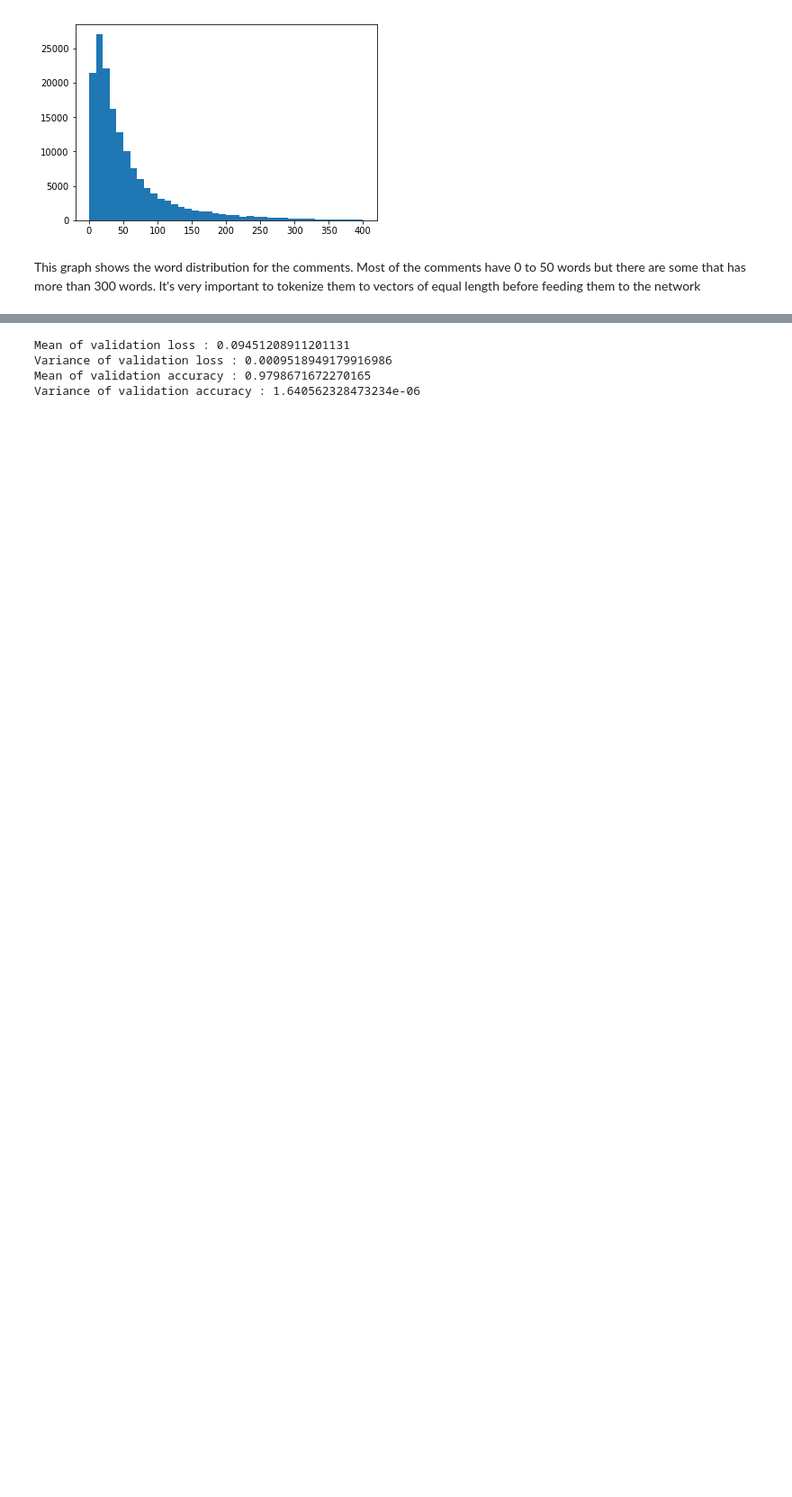
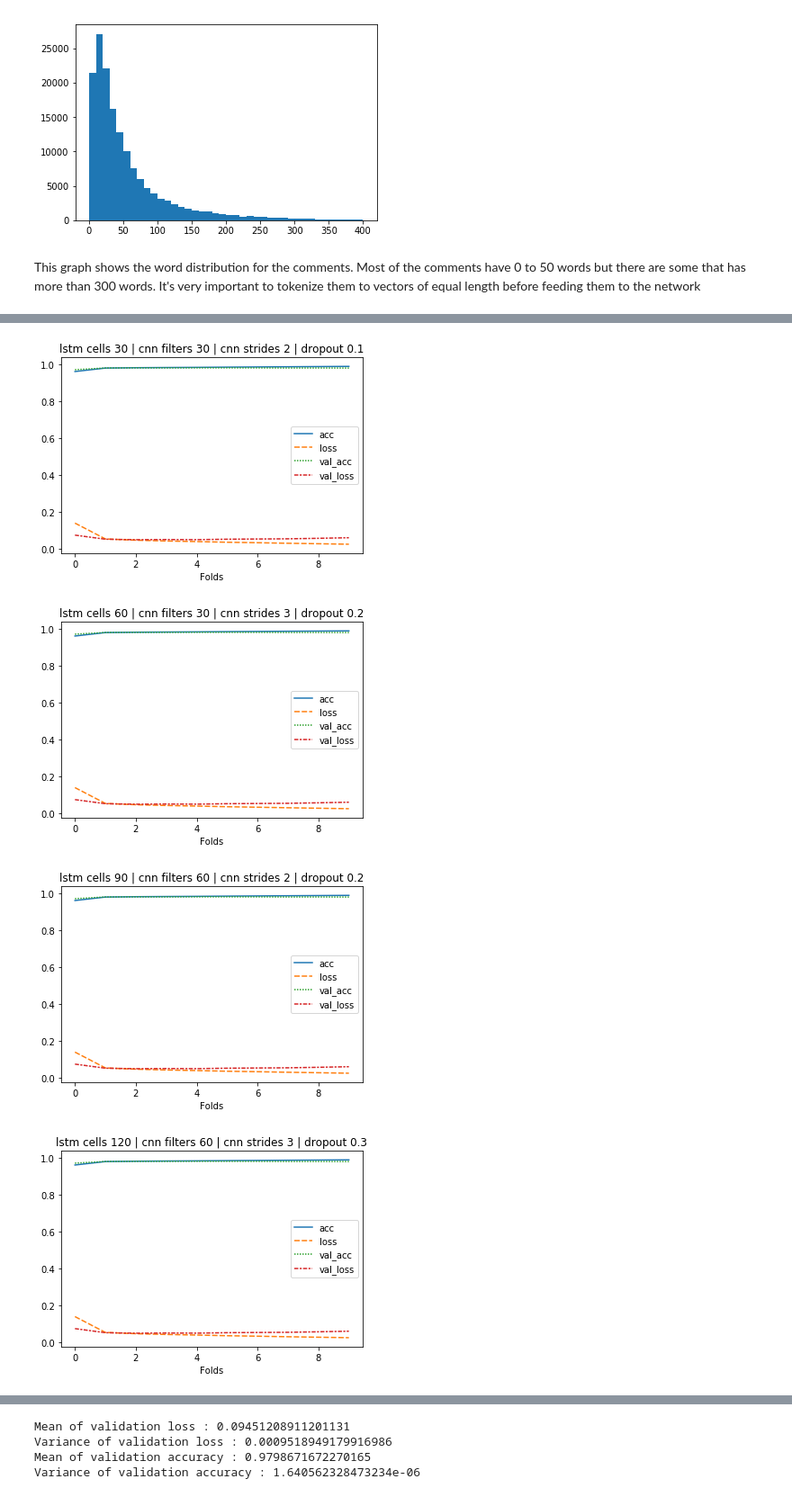
Before and after one commit to Kirupakaran/Toxic-comments-classification, a Jupyter notebook: Toxic comments - lstm - fasttext.ipynb, the cells around one changed output, grey strips where cells are left out. Shown: that part at 90% size. Drawn from its saved outputs; the diff is of its cells as text; code cells hidden in the pictures; blank space fills up the shorter version.

Commit message:
Add validations

```diff
--- a/Toxic comments - lstm - fasttext.ipynb
+++ b/Toxic comments - lstm - fasttext.ipynb
@@ -244,17 +246,17 @@ input = Input(shape=(maxlen, )) # maxlen = 100 as defined earlier
 def get_model(lstm_size, cnn_size, cnn_stride, dropout):
     # define embedding layer
     x = Embedding(max_features, embed_size, weights=[embedding_matrix])(input)
-    x = SpatialDropout1D(0.2)(x)
+    x = SpatialDropout1D(dropout)(x)
     # define bidirectional lstm layer
-    x = Bidirectional(LSTM(120, return_sequences=True,name='lstm_layer'))(x)
+    x = Bidirectional(LSTM(lstm_size, return_sequences=True,name='lstm_layer'))(x)
     # output of lstm is feeded to a cnn network
-    x = Conv1D(60, kernel_size = 3, padding = "valid", kernel_initializer = "he_uniform")(x)
+    x = Conv1D(cnn_size, kernel_size = cnn_stride, padding = "valid", kernel_initializer = "he_uniform")(x)
 
     # pooling & dropout
     avg_pool = GlobalAveragePooling1D()(x)
     max_pool = GlobalMaxPooling1D()(x)
     x = concatenate([avg_pool, max_pool])
-    x = Dropout(0.2)(x)
+    x = Dropout(dropout)(x)
 
     # sigmoid for classification
     x = Dense(6, activation="sigmoid")(x)
@@ -293,6 +289,5 @@ Epoch 2/2
 # %%
-# k-fold
-batch_size = 32
+batch_size = 1780
 epochs = 2
 kfold = KFold(n_splits= 10, shuffle=True)
 lstm = [30, 60, 90, 120]
@@ -300,7 +295,7 @@ cnn = [30, 30, 60, 60]
 cnn_stride = [2, 3, 2, 3]
 dropout = [0.1, 0.2, 0.2, 0.3]
 history_dfs = []
-for i in range(5):
+for i in range(4):
     histories = []
     model = get_model(lstm[i], cnn[i], cnn_stride[i], dropout[i])
     for train, test in kfold.split(X_t):
@@ -352,0 +348,12 @@ sns.lineplot(data=history_df)
+# %%
+for i in range(len(history_dfs)):
+    fig = plt.figure(i)
+    title = "lstm cells " + str(lstm[i]) + " | cnn filters " + str(cnn[i]) + " | cnn strides " + str(cnn_stride[i]) + " | dropout " + str(dropout[i]) + ""
+    plt.title(title)
+    plt.xlabel('Folds')
+    sns.lineplot(data=history_dfs[1])
+# %% [output]
+[figure, added]
+[figure, added]
+[figure, added]
+[figure, added]
```
Also changed, not shown: parts of 9 cells of this notebook, 4 other files.
